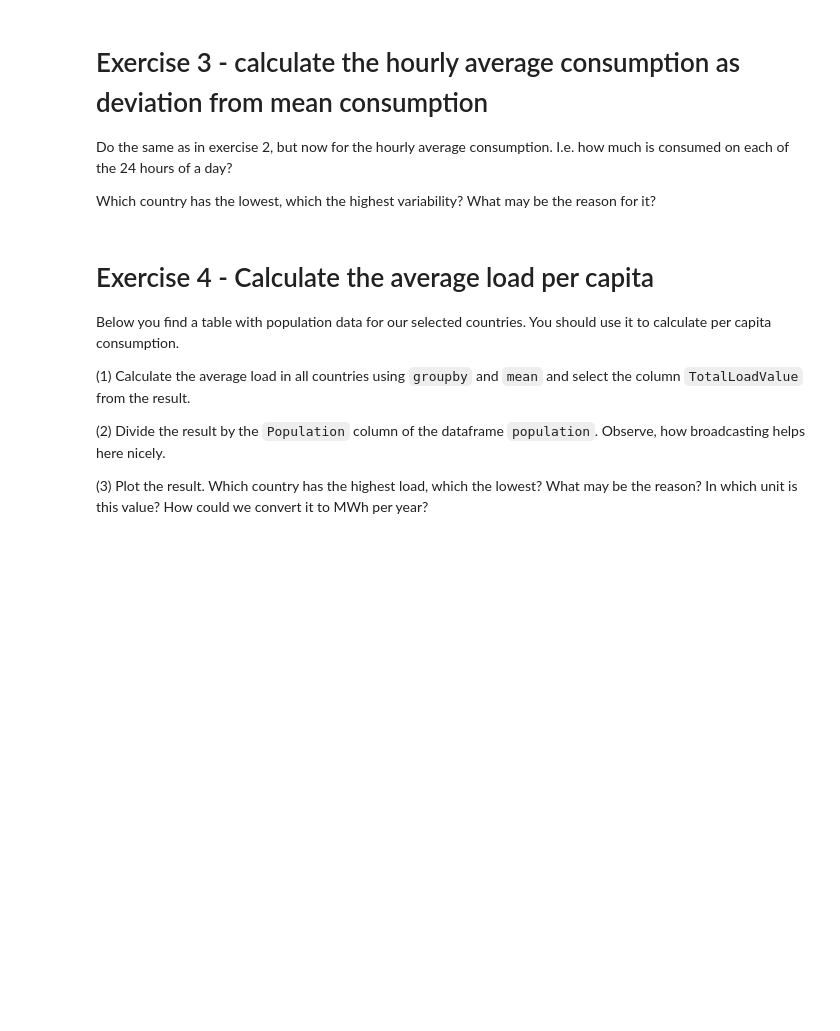
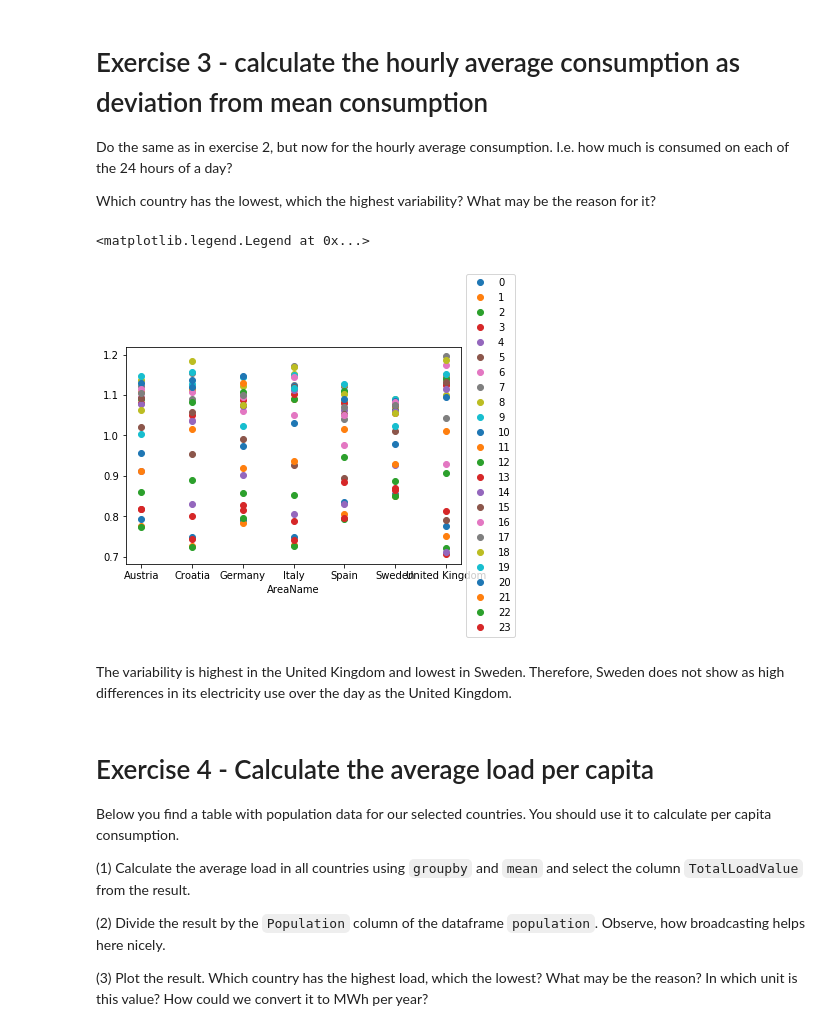
Before and after one commit to adob360/homework-scientific-computing, a Jupyter notebook: homework06-pandas/homework06.ipynb, the cells around one changed output. Cells and saved outputs as stored; diff of their text form; code cells hidden in the pictures; blank space fills up the shorter version.

```diff
--- a/homework06-pandas/homework06.ipynb
+++ b/homework06-pandas/homework06.ipynb
@@ -9,7 +9,7 @@ from pathlib import Path
 from sklearn import datasets, linear_model
 from sklearn.metrics import mean_squared_error, r2_score
 
-DOWNLOAD_DIR = 'F:\\scientific_computing'
+DOWNLOAD_DIR = 'C:/Users/Marlene/lecture-scientific-computing/entsoe-data'
 # %% [markdown]
 This will import the data, you have to run it to be able to solve the homework.
 # %%
@@ -191,6 +191,25 @@ If the value is close to 1 it means that the value of the energy load is quite c
 Do the same as in exercise 2, but now for the hourly average consumption. I.e. how much is consumed on each of the 24 hours of a day?
 
 Which country has the lowest, which the highest variability? What may be the reason for it?
+# %%
+power_demand_selected_c = power_demand_selected[power_demand_selected["AreaName"]=="Austria"]
+average_hour_consumption = power_demand_selected_c.groupby(power_demand_selected_c.index.hour).mean()
+
+average_hour_consumption["TotalLoadValue"]
+
+mean_tlv_hour = power_demand_selected.groupby(["AreaName", power_demand_selected.index.hour]).mean()["TotalLoadValue"]
+
+average_tlv_hour = power_demand_selected.groupby(["AreaName"]).mean()["TotalLoadValue"]
+
+result_ratio_hour = mean_tlv_hour/average_tlv_hour
+result_ratio_hour.unstack()
+
+result_ratio_hour.unstack().plot(style = 'o').legend(loc='center left',bbox_to_anchor=(1.0, 0.5))
+# %% [output]
+<matplotlib.legend.Legend at 0x...>
+[figure, added]
+# %% [markdown]
+The variability is highest in the United Kingdom and lowest in Sweden. Therefore, Sweden does not show as high differences in its electricity use over the day as the United Kingdom.
 # %% [markdown]
 # Exercise 4 - Calculate the average load per capita
 
```
